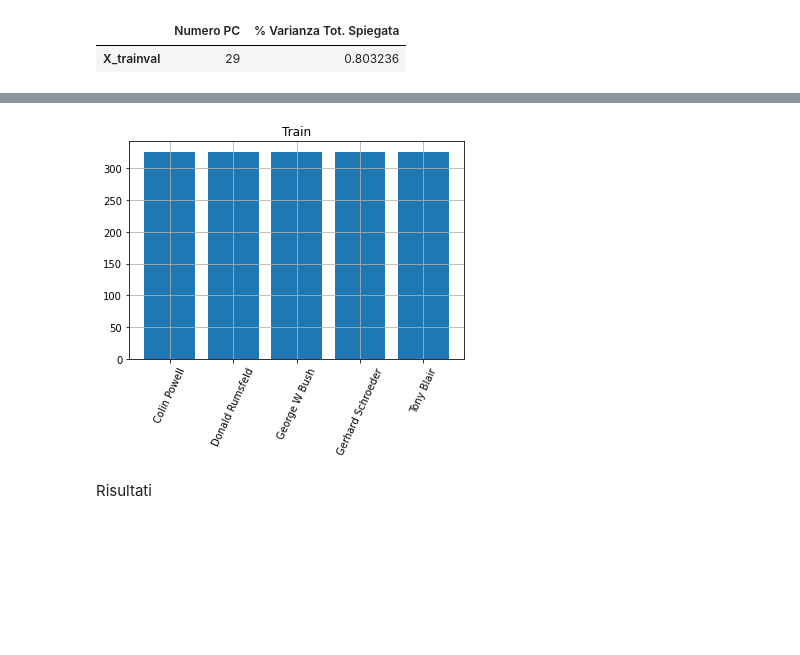
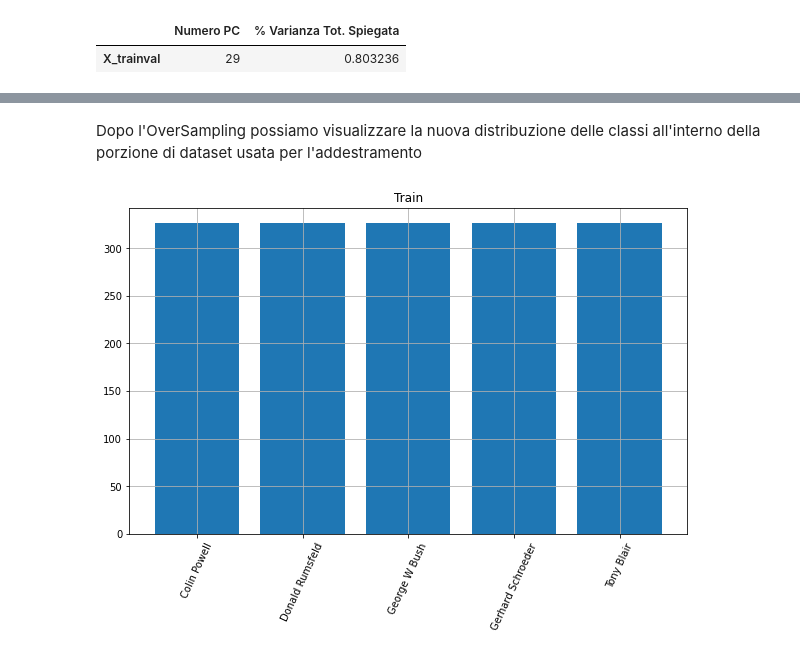
Before and after one commit to Edoxy/MIA, a Jupyter notebook: Tesina/Tesina.ipynb, the cells around one changed output, grey strips where cells are left out. Drawn from its saved outputs; the diff is of its cells as text; code cells hidden in the pictures; blank space fills up the shorter version.

```diff
--- a/Tesina/Tesina.ipynb
+++ b/Tesina/Tesina.ipynb
@@ -110,17 +164,17 @@ Cosa Faccio?  Mostro gli effetti con / senza
 # %%
 ros = RandomOverSampler(random_state= random_state)
 X_trainval_ros, y_trainval_ros = ros.fit_resample(X_trainval, y_trainval)
+# %% [markdown]
+Dopo l'OverSampling possiamo visualizzare la nuova distribuzione delle classi all'interno della porzione di dataset usata per l'addestramento
 # %%
-plt.figure()
+plt.figure(figsize=(10, 6))
 plt.title('Train')
 
 y_train_ros_df = pd.DataFrame(y_trainval_ros)
 
 plt.bar(np.arange(len(face_tnames)), y_train_ros_df[0].value_counts(sort = False))
 plt.xticks(np.arange(len(face_tnames)), labels = face_tnames, rotation = 65)
 plt.grid()
 plt.show()
 # %% [output]
-[figure, old version]
+[figure, new version]
-# %% [markdown]
-Risultati
```
Also changed, not shown: parts of 31 cells of this notebook, 2 other files.
